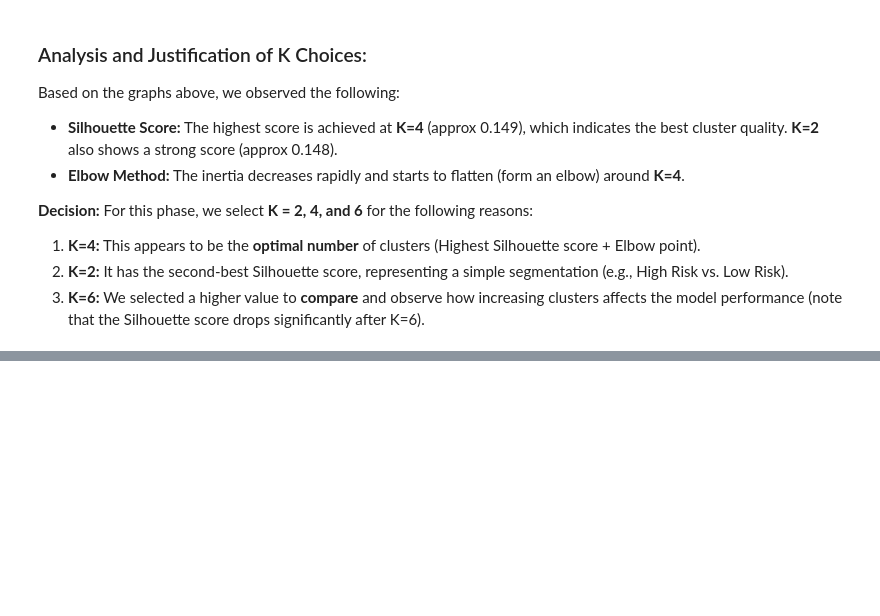
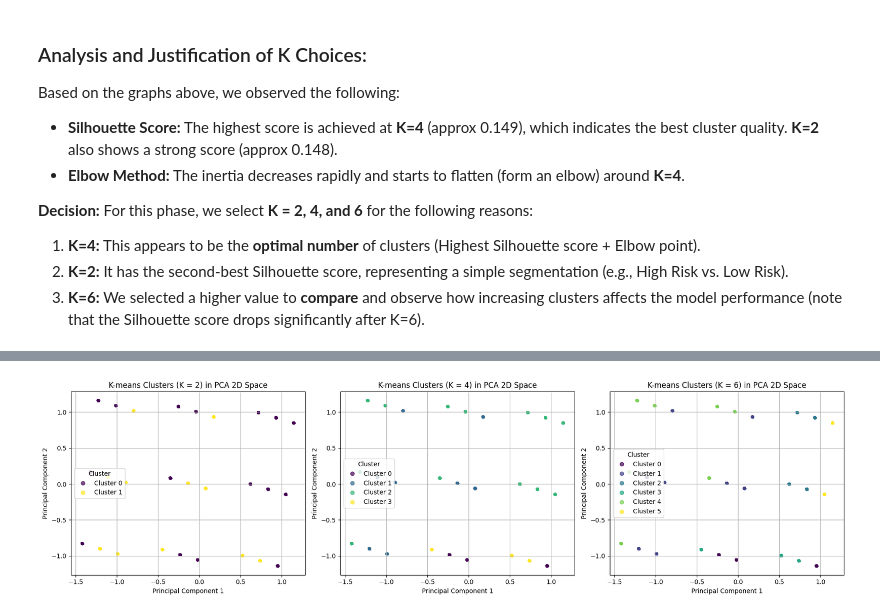
Before and after one commit to mraaheb/DataMining, a Jupyter notebook: Phase3.ipynb, the cells around one changed output, grey strips where cells are left out. Drawn from its saved outputs; the diff is of its cells as text; code cells hidden in the pictures; blank space fills up the shorter version.

```diff
--- a/Phase3.ipynb
+++ b/Phase3.ipynb
@@ -379,0 +199,47 @@ Finished K=6 -> Inertia: 97983.29, Silhouette: 0.1420
+# %%
+from sklearn.decomposition import PCA
+import matplotlib.pyplot as plt
+
+# 5) Cluster visualization using PCA (2D scatter plots)
+
+# Use only feature columns (exclude cluster label columns)
+feature_cols = [c for c in X.columns if not c.startswith("cluster_k")]
+X_features = X[feature_cols].values
+
+# Reduce to 2 principal components for visualization
+pca = PCA(n_components=2, random_state=42)
+X_pca = pca.fit_transform(X_features)
+
+# K values we want to visualize (the same Ks we selected before)
+k_values = [2, 4, 6]
+
+plt.figure(figsize=(18, 5))
+
+for idx, k in enumerate(k_values, start=1):
+    # Use the cluster labels we already computed and stored in X
+    labels = X[f"cluster_k{k}"].values
+
+    ax = plt.subplot(1, len(k_values), idx)
+
+    scatter = ax.scatter(
+        X_pca[:, 0],
+        X_pca[:, 1],
+        c=labels,
+        s=5,          # point size
+        alpha=0.7,
+        cmap="viridis"
+    )
+
+    ax.set_title(f"K-means Clusters (K = {k}) in PCA 2D Space")
+    ax.set_xlabel("Principal Component 1")
+    ax.set_ylabel("Principal Component 2")
+    ax.grid(True)
+
+    # Legend for clusters
+    handles, _ = scatter.legend_elements(prop="colors", num=range(k))
+    ax.legend(handles, [f"Cluster {i}" for i in range(k)], title="Cluster")
+
+plt.tight_layout()
+plt.show()
+# %% [output]
+[figure, added]
```
Also changed, not shown: parts of 11 cells of this notebook.
